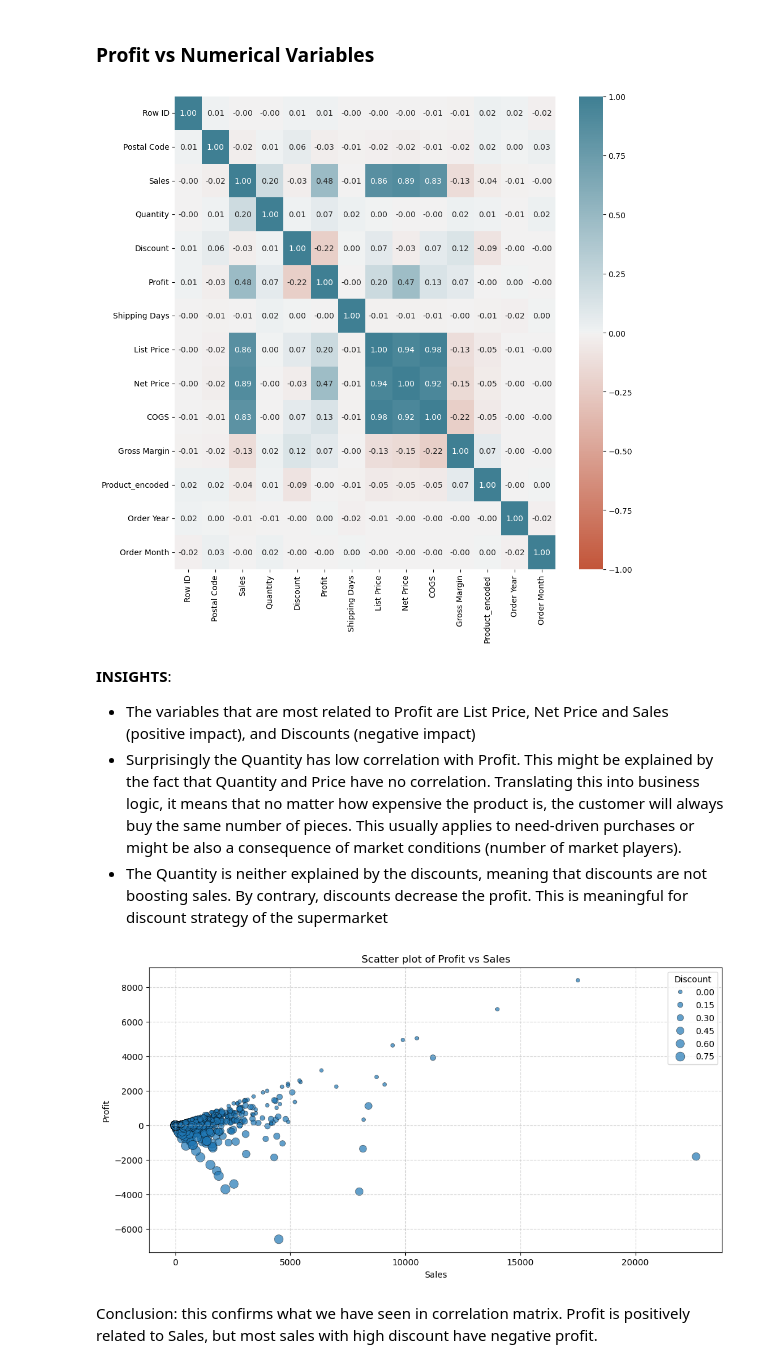
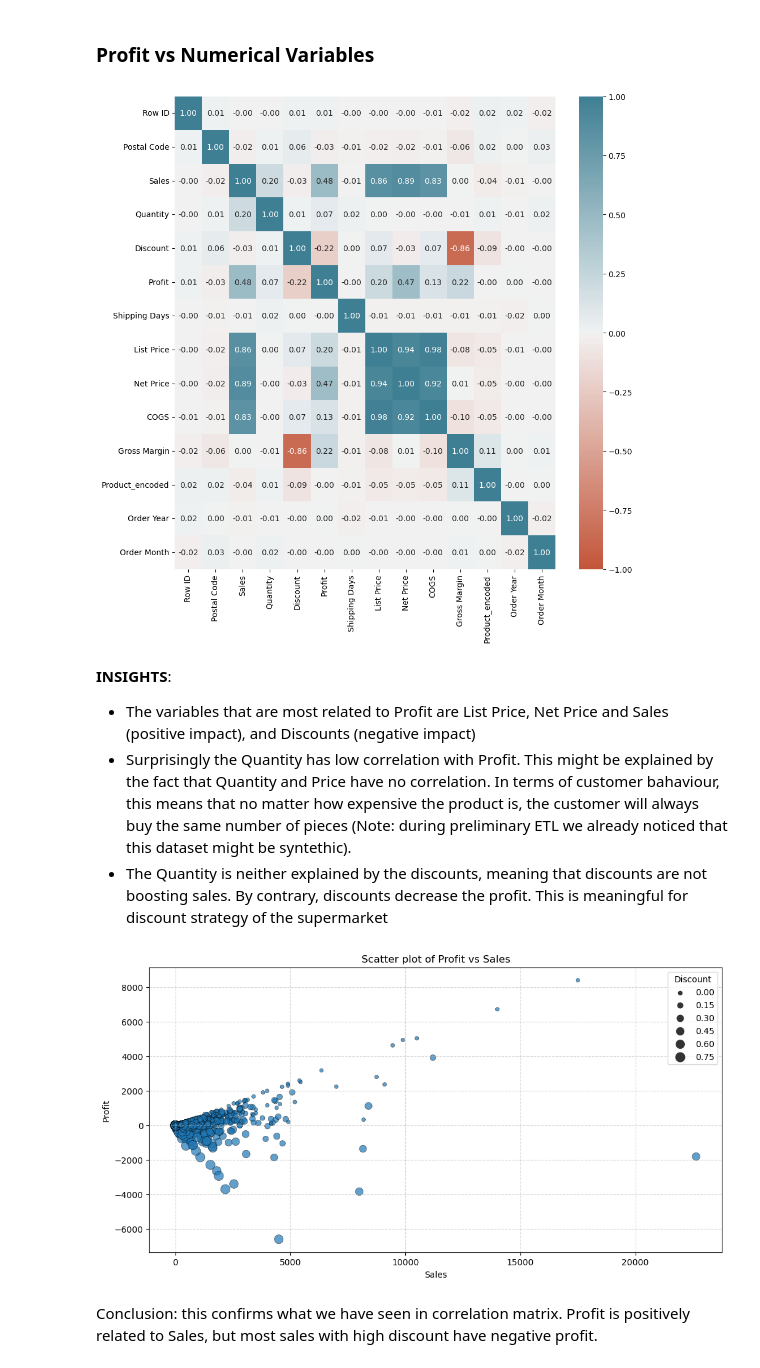
Before and after one commit to Kristinawk/final_project_ETL_Analytics, a Jupyter notebook: notebooks/02_preliminary_eda.ipynb, the cells around one changed output. Drawn from its saved outputs; the diff is of its cells as text; code cells hidden in the pictures.

```diff
--- a/notebooks/02_preliminary_eda.ipynb
+++ b/notebooks/02_preliminary_eda.ipynb
@@ -16,7 +21,7 @@ import textwrap
 
 pd.set_option('display.max_columns', None)
 # %%
-df = pd.read_csv('../data/Superstore_250218.csv')
+df = pd.read_csv('../data/Superstore_250307.csv')
 df.head()
 # %% [output]
 |  | Row ID | Order ID | Order Date | Ship Date | Ship Mode | Customer ID | Customer Name | Segment | Country | ... |
@@ -132,26 +137,26 @@ ax = sns.heatmap(df_num_vars.corr(),
                  ax=ax)
 plt.tight_layout()
 # %% [output]
-[figure, old version]
+[figure, new version]
 # %% [markdown]
 **INSIGHTS**:
 - The variables that are most related to Profit are List Price, Net Price and Sales (positive impact), and Discounts (negative impact)
-- Surprisingly the Quantity has low correlation with Profit. This might be explained by the fact that Quantity and Price have no correlation. Translating this into business logic, it means that no matter how expensive the product is, the customer will always buy the same number of pieces. This usually applies to need-driven purchases or might be also a consequence of market conditions (number of market players).
+- Surprisingly the Quantity has low correlation with Profit. This might be explained by the fact that Quantity and Price have no correlation. In terms of customer bahaviour, this means that no matter how expensive the product is, the customer will always buy the same number of pieces (Note: during preliminary ETL we already noticed that this dataset might be syntethic).
 - The Quantity is neither explained by the discounts, meaning that discounts are not boosting sales. By contrary, discounts decrease the profit. This is meaningful for discount strategy of the supermarket
 # %%
 # Scatter plot - Profit vs Sales:
 
 plt.figure(figsize=(12, 6))
-sns.scatterplot(data=df, y='Profit', x='Sales', palette='viridis', size='Discount',
+sns.scatterplot(data=df, y='Profit', x='Sales', size='Discount',
                sizes=(20, 120), edgecolor='black', linewidth=0.4, alpha=0.7)
 
 plt.title('Scatter plot of Profit vs Sales')
 plt.xlabel('Sales')
 plt.ylabel('Profit')
 
 plt.grid(True, linestyle='--', alpha=0.5)
 # %% [output]
-[figure, old version]
+[figure, new version]
 # %% [markdown]
 Conclusion: this confirms what we have seen in correlation matrix. Profit is positively related to Sales, but most sales with high discount have negative profit.
 # %%
```
Also changed, not shown: parts of 26 cells of this notebook, 4 other files.
